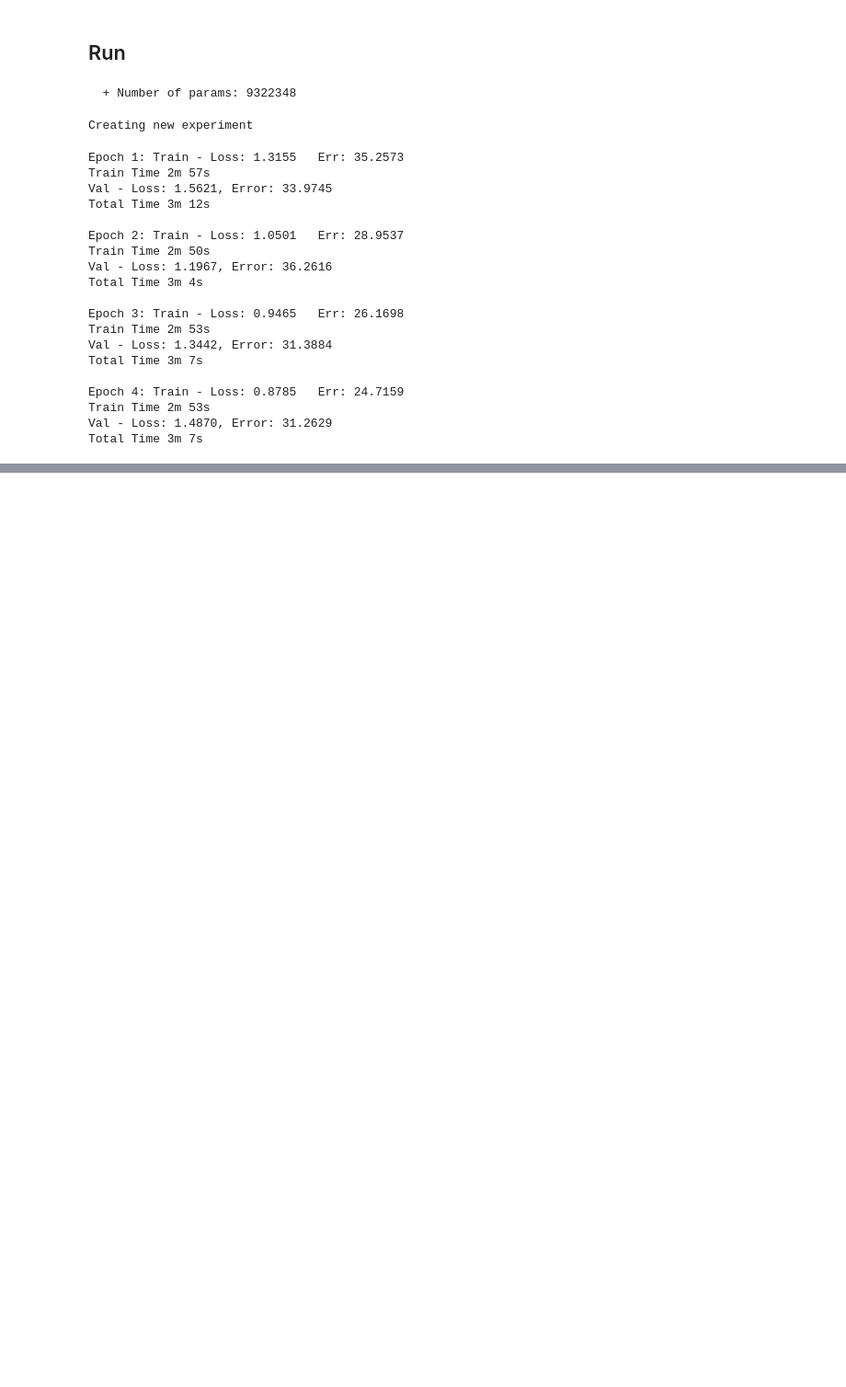
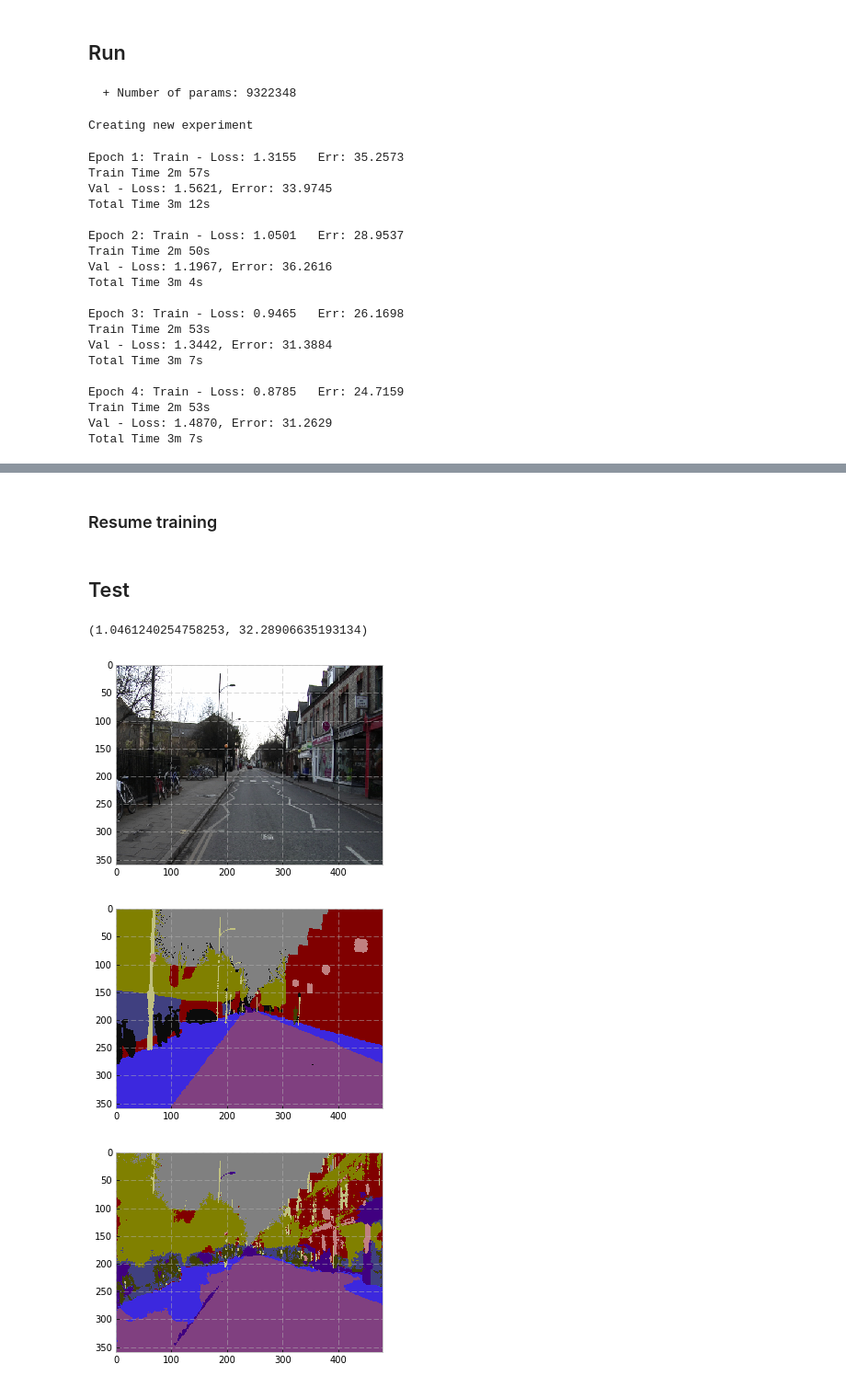
Before and after one commit to amiltonwong/mil_pytorch_tiramisu, a Jupyter notebook: tiramisu-pytorch-new.ipynb, the cells around one changed output, grey strips where cells are left out. Shown: that part at 92% size. Saved outputs shown, nothing was run; the diff lists cells and outputs as text; code cells hidden in the pictures; blank space fills up the shorter version.

```diff
--- a/tiramisu-pytorch-new.ipynb
+++ b/tiramisu-pytorch-new.ipynb
@@ -998,0 +1003,2 @@ Total Time 3m 7s
+# %% [markdown]
+### Resume training
@@ -998,0 +1007,26 @@ Total Time 3m 7s
+# %% [markdown]
+## Test
+# %%
+criterion = nn.NLLLoss2d(weight=camvid.class_weight.cuda()).cuda()
+test(model, test_loader, criterion)  # resturn test_loss, test_error
+# %% [output]
+(1.0461240254758253, 32.28906635193134)
+# %%
+def view_sample_predictions(n):
+    #torch.cuda.manual_seed(random.randint(0,10**7))
+    test_loader = torch.utils.data.DataLoader(test_dset, batch_size=n, shuffle=True)
+    inputs, targets = next(iter(test_loader))
+    data, label = Variable(inputs.cuda(), volatile=True), Variable(targets.cuda())
+    output = model(data)
+    pred = get_predictions(output)
+    batch_size = inputs.size(0)
+    for i in range(batch_size):
+        view_image(inputs[i])
+        view_annotated(targets[i])
+        view_annotated(pred[i])
+# %%
+view_sample_predictions(1)
+# %% [output]
+[figure, added]
+[figure, added]
+[figure, added]
```
Also changed, not shown: parts of 3 cells of this notebook, 2 other files.
